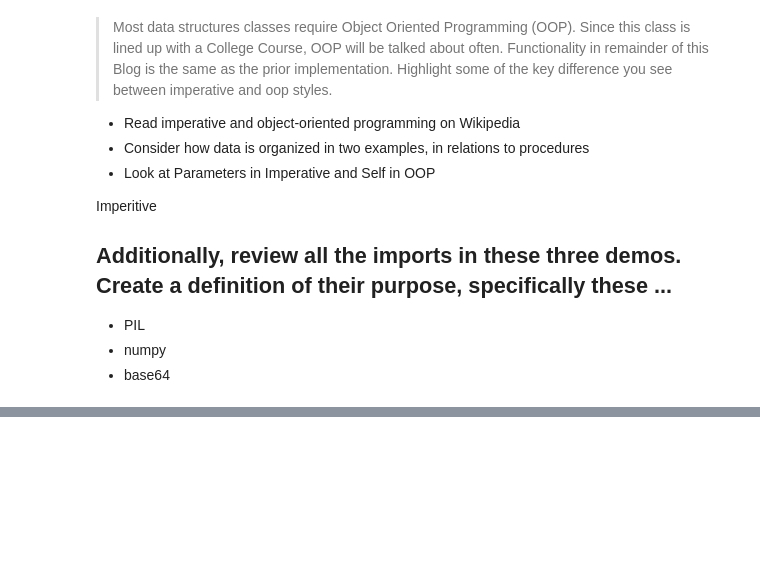
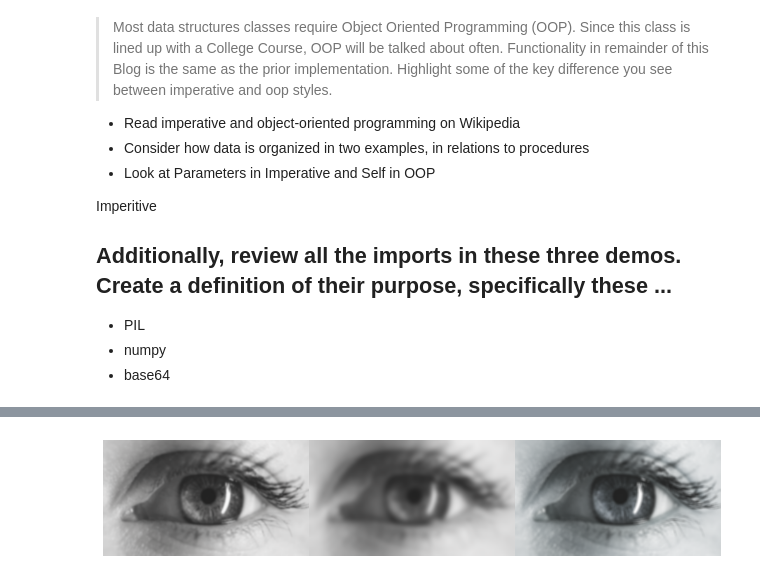
Before and after one commit to jiya-sav/jiya_repository, a Jupyter notebook: _notebooks/2023-03-07-AP-unit2-2.ipynb, the cells around one changed output, grey strips where cells are left out. Saved outputs shown, nothing was run; the diff lists cells and outputs as text; code cells hidden in the pictures; blank space fills up the shorter version.

```diff
--- a/_notebooks/2023-03-07-AP-unit2-2.ipynb
+++ b/_notebooks/2023-03-07-AP-unit2-2.ipynb
@@ -464,0 +615,28 @@ ModuleNotFoundError: No module named 'PIL'
+# %%
+import scipy.misc
+from scipy import ndimage
+import matplotlib.pyplot as plt
+
+face = Image.open('images/lossyeye.jpg')
+
+blurred_face = ndimage.gaussian_filter(face, sigma=3)
+very_blurred = ndimage.gaussian_filter(face, sigma=9)
+local_mean = ndimage.uniform_filter(face, size=11) # change sigma to create more blur
+
+plt.figure(figsize=(9, 3))
+plt.subplot(131)
+plt.imshow(blurred_face, cmap=plt.cm.gray)
+plt.axis('off')
+plt.subplot(132)
+plt.imshow(very_blurred, cmap=plt.cm.gray)
+plt.axis('off')
+plt.subplot(133)
+plt.imshow(local_mean, cmap=plt.cm.gray)
+plt.axis('off')
+
+plt.subplots_adjust(wspace=0, hspace=0., top=0.99, bottom=0.01,
+                    left=0.01, right=0.99)
+
+plt.show()
+# %% [output]
+[figure, added]
```
Also changed, not shown: parts of 9 cells of this notebook, 12 other files.
